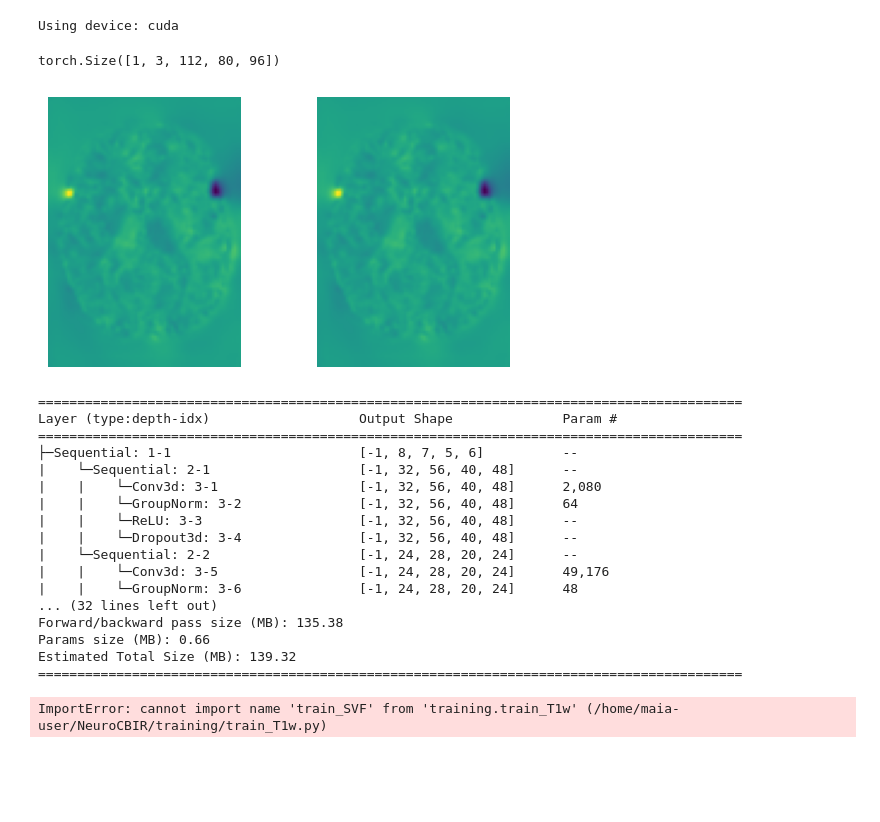
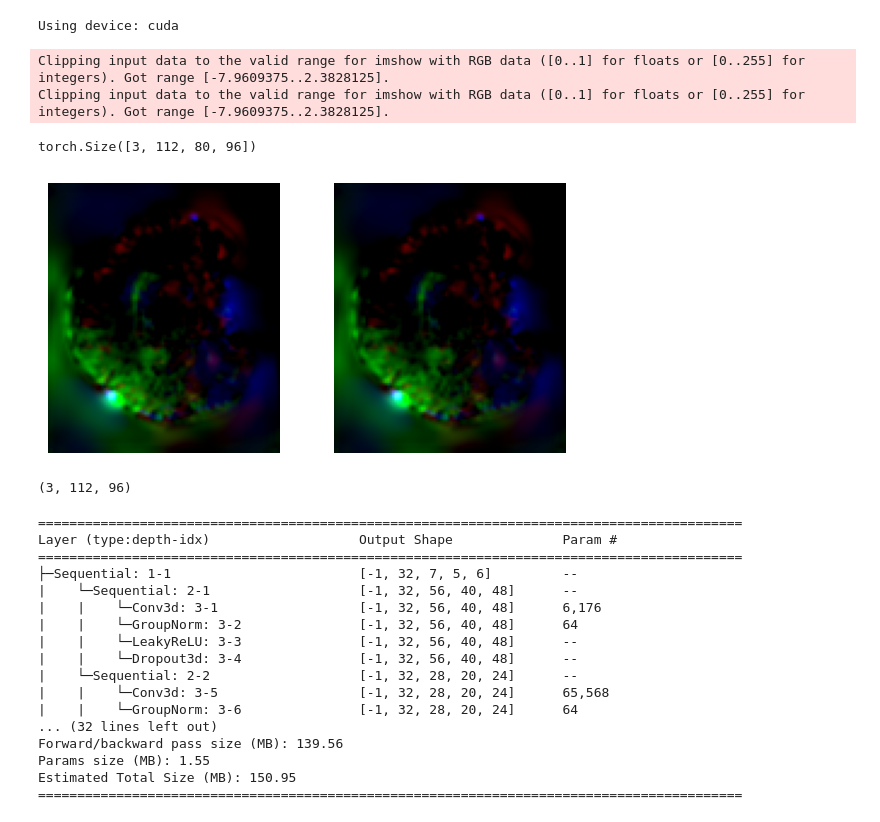
Before and after one commit to minnelab/NeuroCBIR, a Jupyter notebook: global_SVF_training.ipynb, the cells around one changed output. Drawn from its saved outputs; the diff is of its cells as text; code cells hidden in the pictures; blank space fills up the shorter version.

```diff
--- a/global_SVF_training.ipynb
+++ b/global_SVF_training.ipynb
@@ -208,4 +144,4 @@ raw_ages_dif = raw_ages_dif[:, 1] - raw_ages_dif[:, 0]
 
 # Match svf and id
 raw_ids = np.array([labels_df[labels_df['OASISID'].apply(lambda x: pd.notna(x) and x in image_id)]['OASISID'].unique()
-                                for image_id in raw_image_ids])
+                                for image_id in raw_image_ids]).flatten()
@@ -273,78 +211,85 @@ test_loader = DataLoader(test_dataset, batch_sampler=test_sampler, num_workers=1
 # %%
 # Fetch one sample from the dataset
 sample_1, sample_2 = train_dataset[0], train_dataset[-55]  # Get the first case
 
 # Extract MRI image and mask
 svf_1 = sample_1["svf"].squeeze().detach().cpu().numpy() # Remove channel dimension
 svf_2 = sample_1["svf"].squeeze().detach().cpu().numpy() # Remove channel dimension
 print(sample_1['svf'].shape)
 
-if len(svf_1.shape) > 3:
-    subc_st_ind = -3
-    svf_1 = svf_1[subc_st_ind]
-    svf_2 = svf_2[subc_st_ind]
+# if len(svf_1.shape) > 3:
+#     subc_st_ind = -3
+#     svf_1 = svf_1[subc_st_ind]
+#     svf_2 = svf_2[subc_st_ind]
 
 # Create a figure with 1 row and 3 columns
 fig, axes = plt.subplots(1, 2, figsize=(6, 3))
 
 # Load the image
-axes[0].imshow(svf_1[:, :,  svf_1.shape[-1] // 2])
+axes[0].imshow(np.transpose(svf_1[:, :,  svf_1.shape[-1] // 2], (1,2,0)))
 axes[0].axis('off')
 
-axes[1].imshow(svf_2[:, :, svf_2.shape[-1] // 2])
+axes[1].imshow(np.transpose(svf_2[:, :,  svf_2.shape[-1] // 2], (1,2,0)))
 axes[1].axis('off')
 
 # Adjust layout to prevent overlap
 plt.tight_layout()
 # Display the plotS
 plt.show()
 # %% [output]
-torch.Size([1, 3, 112, 80, 96])
+Clipping input data to the valid range for imshow with RGB data ([0..1] for floats or [0..255] for integers). Got range [-7.9609375..2.3828125].
+Clipping input data to the valid range for imshow with RGB data ([0..1] for floats or [0..255] for integers). Got range [-7.9609375..2.3828125].
+torch.Size([3, 112, 80, 96])
-[figure, old version]
+[figure, new version]
+# %%
+svf_1[:, :,  svf_1.shape[-1] // 2].shape
+# %% [output]
+(3, 112, 96)
 # %%
 import torch
-from model.autoencoder import Conv3DAutoencoder
+from model.svf_autoencoder import Conv3DAutoencoder
 from torchsummary import summary
 
 # Device setup
 device = torch.device("cuda" if torch.cuda.is_available() else "cpu")
 
-# Input size: [160, 176, 208]
-input_size = list(svf_1.shape)
-
 # Initialize model and move it to the correct device
-bottleneck_dim=128
-autoencoder = Conv3DAutoencoder(bottleneck_dim=bottleneck_dim, output_channels=3).to(device)
-# pretrained_param = torch.load('./data/pretrained_models/CP_20250503_083258.pth')
+input_shape = list(sample_1['svf'].shape)
+bottleneck_dim=None
+autoencoder = Conv3DAutoencoder(input_shape=input_shape, bottleneck_dim=None).to(device)
+pretrained_param = torch.load('./data/pretrained_models/CP_20250516_142452.pth')
 # autoencoder.load_state_dict(pretrained_param)
 
 # Keep only matching keys (ignore fully connected layers)
-# pretrained_dict = pretrained_param
-# new_model_dict = autoencoder.state_dict()
-# pretrained_dict = {k: v for k, v in pretrained_dict.items() if k in new_model_dict}
-# # Load weights into the new model
-# new_model_dict.update(pretrained_dict)
-# autoencoder.load_state_dict(new_model_dict)
+pretrained_dict = pretrained_param
+new_model_dict = autoencoder.state_dict()
+# Only load parameters that match exactly in name and shape
+pretrained_dict = {
+    k: v for k, v in pretrained_param.items()
+    if k in new_model_dict and v.shape == new_model_dict[k].shape
+}
+new_model_dict.update(pretrained_dict)
+autoencoder.load_state_dict(new_model_dict)
 
 # Run summary — torchsummary will match the device of the model
-_=summary(autoencoder, (1, *input_size))
+_=summary(autoencoder, input_shape)
 # %% [output]
 ==========================================================================================
 Layer (type:depth-idx)                   Output Shape              Param #
 ==========================================================================================
-├─Sequential: 1-1                        [-1, 8, 7, 5, 6]          --
+├─Sequential: 1-1                        [-1, 32, 7, 5, 6]         --
 |    └─Sequential: 2-1                   [-1, 32, 56, 40, 48]      --
-|    |    └─Conv3d: 3-1                  [-1, 32, 56, 40, 48]      2,080
+|    |    └─Conv3d: 3-1                  [-1, 32, 56, 40, 48]      6,176
 |    |    └─GroupNorm: 3-2               [-1, 32, 56, 40, 48]      64
-|    |    └─ReLU: 3-3                    [-1, 32, 56, 40, 48]      --
+|    |    └─LeakyReLU: 3-3               [-1, 32, 56, 40, 48]      --
 |    |    └─Dropout3d: 3-4               [-1, 32, 56, 40, 48]      --
-|    └─Sequential: 2-2                   [-1, 24, 28, 20, 24]      --
-|    |    └─Conv3d: 3-5                  [-1, 24, 28, 20, 24]      49,176
-|    |    └─GroupNorm: 3-6               [-1, 24, 28, 20, 24]      48
+|    └─Sequential: 2-2                   [-1, 32, 28, 20, 24]      --
+|    |    └─Conv3d: 3-5                  [-1, 32, 28, 20, 24]      65,568
+|    |    └─GroupNorm: 3-6               [-1, 32, 28, 20, 24]      64
 ... (32 lines left out)
-Forward/backward pass size (MB): 135.38
-Params size (MB): 0.66
-Estimated Total Size (MB): 139.32
+Forward/backward pass size (MB): 139.56
+Params size (MB): 1.55
+Estimated Total Size (MB): 150.95
 ==========================================================================================
 # %%
 # Config
@@ -379,7 +324,7 @@ from training.train_SVF import train
 
 # Initialize report
 report = TrainingReport(autoencoder,
-                        input_shape=input_size,
+                        input_shape=input_shape,
                         dataset_info={"N_train": len(train_dataset),
                                       "IR_train": np.sum(train_set['labels'])/len(train_set['image_paths']),
                                       "N_val": len(val_dataset),
@@ -393,7 +338,3 @@ report = TrainingReport(autoencoder,
                         scheduler=scheduler,
                         report_dir="reports/logs"
 )
-
-train_losses, val_losses = train_SVF(autoencoder, train_loader, val_loader, optimizer, criterion, device, max_epochs=5000, patience=20, es_warmup=150, scheduler=scheduler, report=report)
-# %% [output]
-ImportError: cannot import name 'train_SVF' from 'training.train_T1w' (/home/maia-user/NeuroCBIR/training/train_T1w.py)
```
Also changed, not shown: parts of 17 cells of this notebook, 8 other files.
